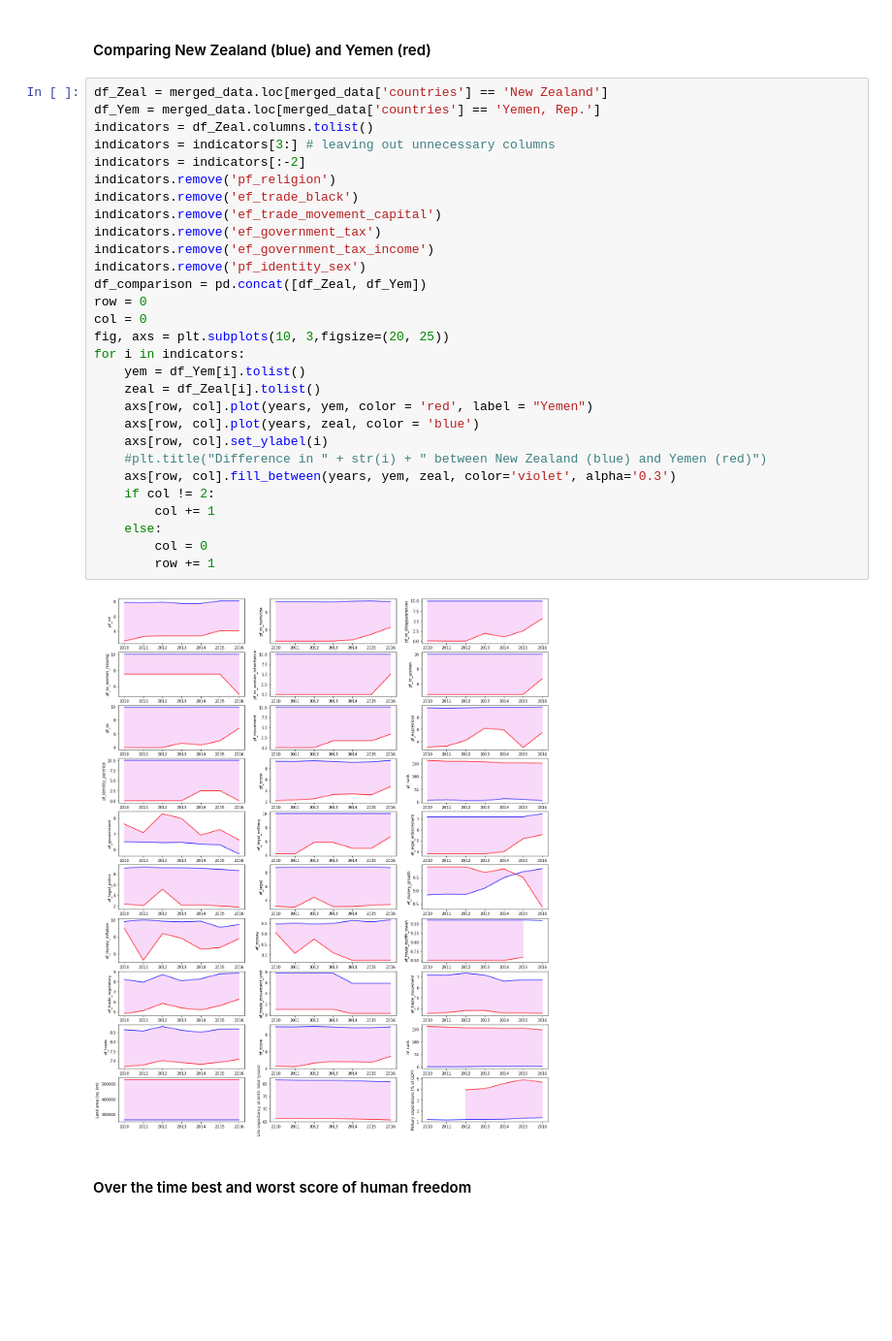
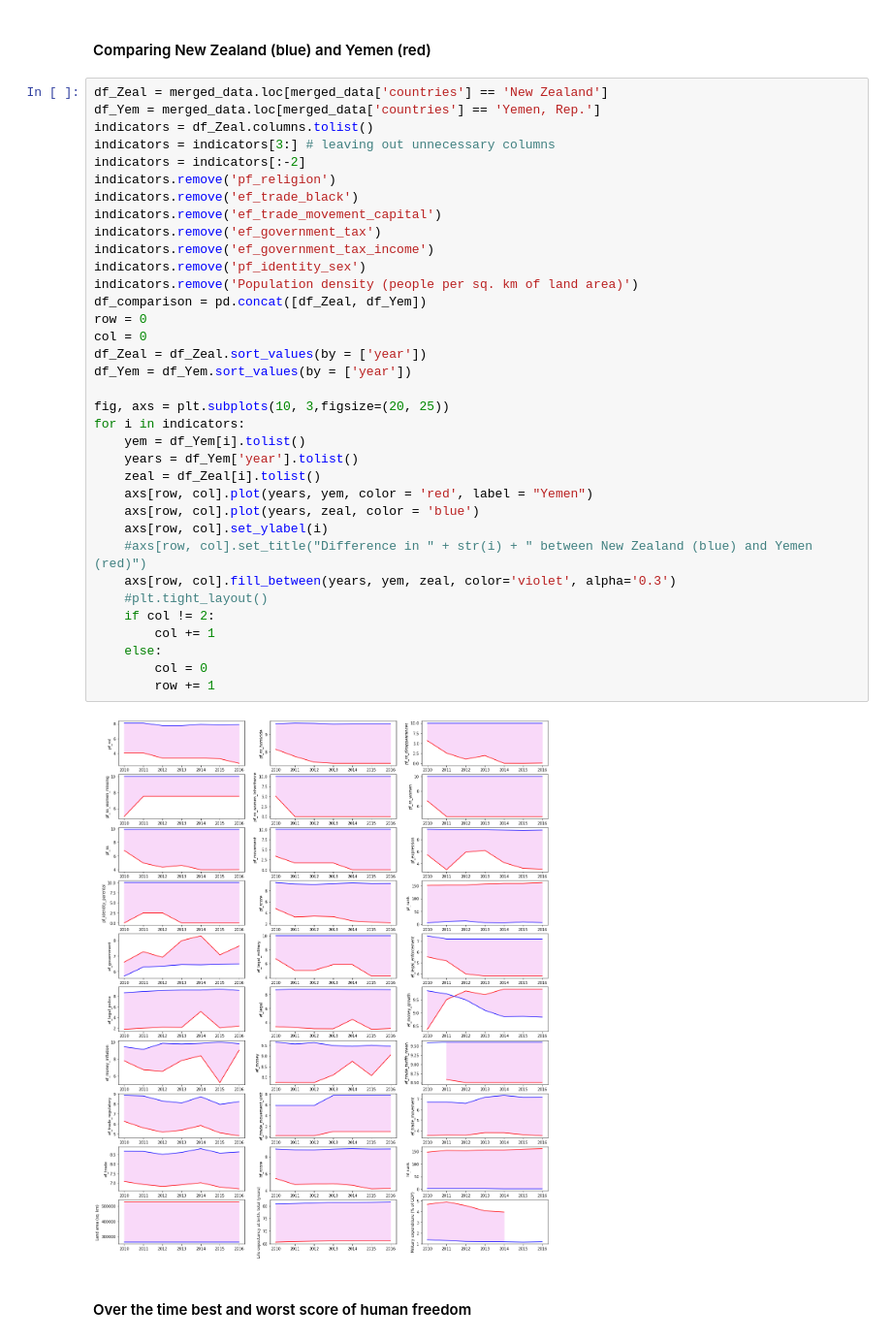
Before and after one commit to allikkil/DataSc-project, a Jupyter notebook: Project W4 Kaggle-Human Freedom.ipynb, the cells around one changed output. Shown: that part at 97% size. Drawn from its saved outputs; the diff is of its cells as text; blank space fills up the shorter version.

Commit message:
Fix in plots

```diff
--- a/Project W4 Kaggle-Human Freedom.ipynb
+++ b/Project W4 Kaggle-Human Freedom.ipynb
@@ -441,34 +442,40 @@ sns.lineplot(x = 'year', y = 'hf_score', data = data_est, hue = "countries")
 # %%
 df_Zeal = merged_data.loc[merged_data['countries'] == 'New Zealand']
 df_Yem = merged_data.loc[merged_data['countries'] == 'Yemen, Rep.']
 indicators = df_Zeal.columns.tolist()
 indicators = indicators[3:] # leaving out unnecessary columns
 indicators = indicators[:-2]
 indicators.remove('pf_religion')
 indicators.remove('ef_trade_black')
 indicators.remove('ef_trade_movement_capital')
 indicators.remove('ef_government_tax')
 indicators.remove('ef_government_tax_income')
 indicators.remove('pf_identity_sex')
+indicators.remove('Population density (people per sq. km of land area)')
 df_comparison = pd.concat([df_Zeal, df_Yem])
 row = 0
 col = 0
+df_Zeal = df_Zeal.sort_values(by = ['year'])
+df_Yem = df_Yem.sort_values(by = ['year'])
+
 fig, axs = plt.subplots(10, 3,figsize=(20, 25))
 for i in indicators:
     yem = df_Yem[i].tolist()
+    years = df_Yem['year'].tolist()
     zeal = df_Zeal[i].tolist()
     axs[row, col].plot(years, yem, color = 'red', label = "Yemen")
     axs[row, col].plot(years, zeal, color = 'blue')
     axs[row, col].set_ylabel(i)
-    #plt.title("Difference in " + str(i) + " between New Zealand (blue) and Yemen (red)")
+    #axs[row, col].set_title("Difference in " + str(i) + " between New Zealand (blue) and Yemen (red)")
     axs[row, col].fill_between(years, yem, zeal, color='violet', alpha='0.3')
+    #plt.tight_layout()
     if col != 2:
         col += 1
     else:
         col = 0
         row += 1
 # %% [output]
-[figure, old version]
+[figure, new version]
 # %% [markdown]
 #### Over the time best and worst score of human freedom
 # %%
```
Also changed, not shown: parts of 14 cells of this notebook.
